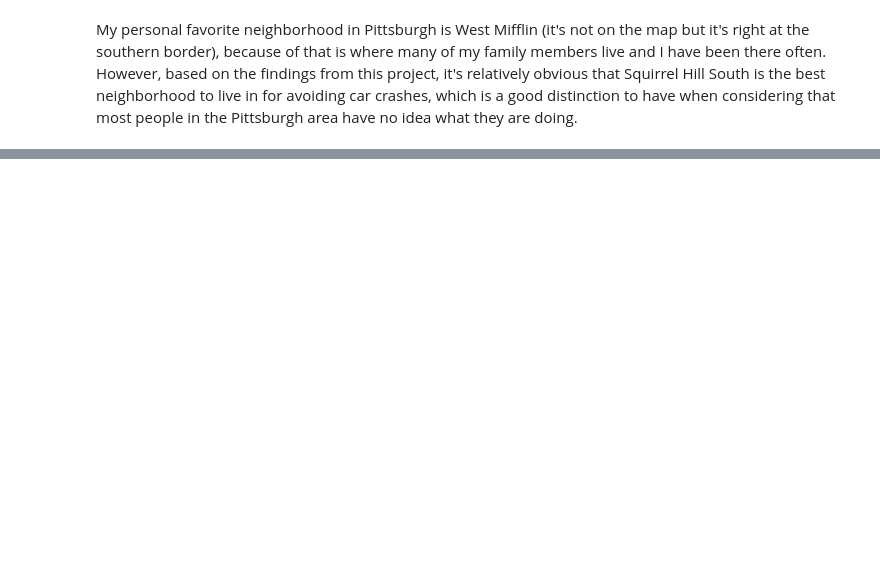
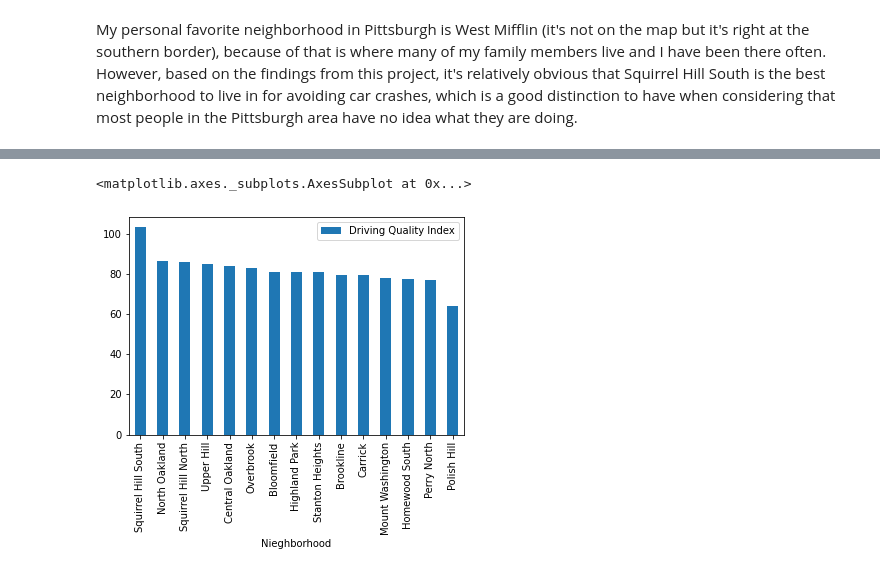
Before and after one commit to Clester31/Big-Ideas-Final-Project, a Jupyter notebook: combined-data.ipynb, the cells around one changed output, grey strips where cells are left out. Saved outputs shown, nothing was run; the diff lists cells and outputs as text; code cells hidden in the pictures; blank space fills up the shorter version.

```diff
--- a/combined-data.ipynb
+++ b/combined-data.ipynb
@@ -269,0 +292,26 @@ My personal favorite neighborhood in Pittsburgh is West Mifflin (it's not on the
+# %%
+SHS = ((1 - (709/15110)) * 18 + 85.9)
+CAR = ((1 - (6417/10113)) * 9 + 75.9)
+POL = ((1 - (3015/1274)) * 6 + 72.2)
+NOO = ((1 - (8812/10551)) * 6 + 85.6)
+PER = ((1 - (1691/4050)) * 4 + 74.6)
+BRK = ((1 - (7903/13214)) * 4 + 77.8)
+HWS = ((1 - (1670/2344)) * 4 + 76.5)
+UPH = ((1 - (403/2057)) * 4 + 81.7)
+BLO = ((1 - (271/8442)) * 3 + 78.2)
+SHN = ((1 - (7802/11363)) * 3 + 85.0)
+WAS = ((1 - (3621/8799)) * 3 + 76.3)
+HLP = ((1 - (317/6395)) * 2 + 79.2)
+STH = ((1 - (4016/4601)) * 3 + 80.5)
+CEO = ((1 - (7148/6086)) * 1 + 84.0)
+OVR = ((1 - (777/3644)) * 1 + 82.2)
+
+driving_quality = pd.DataFrame({'Nieghborhood':['Squirrel Hill South', 'Carrick', 'Polish Hill', 'North Oakland', "Perry North"
+                                , "Brookline", "Homewood South", "Upper Hill", "Bloomfield", "Squirrel Hill North"
+                                , "Mount Washington", "Highland Park", "Stanton Heights", "Central Oakland", "Overbrook"],
+                                'Driving Quality Index':[SHS, CAR, POL, NOO, PER, BRK, HWS, UPH, BLO, SHN, WAS, HLP, STH, CEO, OVR]})
+
+driving_quality.sort_values(by='Driving Quality Index', ascending = False).plot.bar(x = 'Nieghborhood')
+# %% [output]
+<matplotlib.axes._subplots.AxesSubplot at 0x...>
+[figure, added]
```
Also changed, not shown: parts of 16 cells of this notebook.
